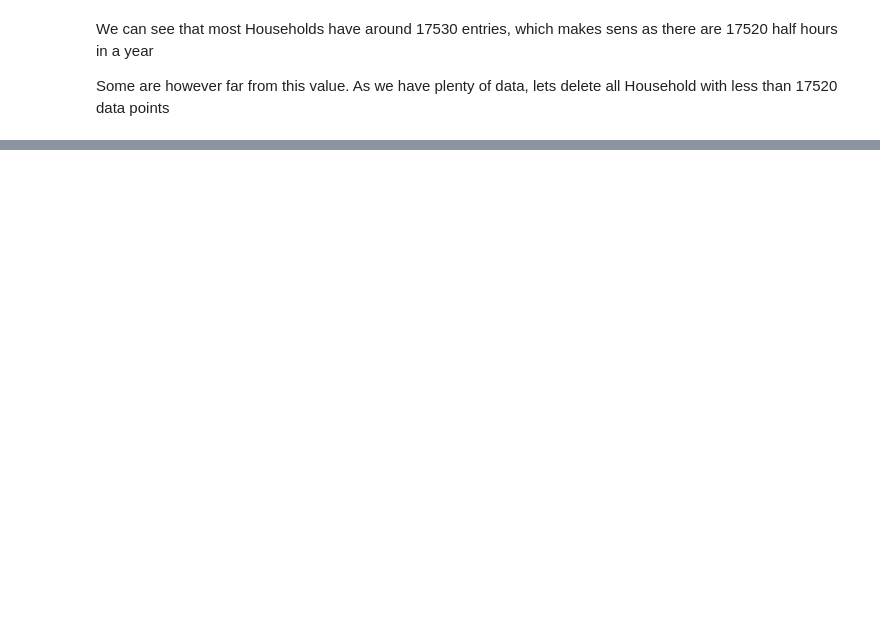
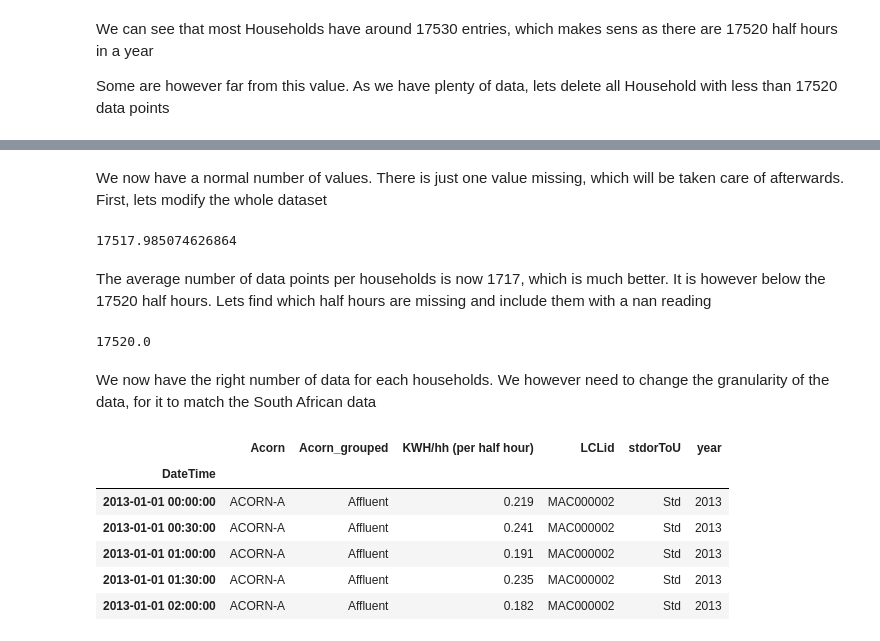
Before and after one commit to Nicolaskirsch2000/BASc-Dissertation, a Jupyter notebook: EDA for Dissertation.ipynb, the cells around one changed output, grey strips where cells are left out. Cells and saved outputs as stored; diff of their text form; code cells hidden in the pictures; blank space fills up the shorter version.

```diff
--- a/EDA for Dissertation.ipynb
+++ b/EDA for Dissertation.ipynb
@@ -15,7 +15,7 @@ The data is divided in 163 datasets of 1 million entries.
 
 We upload the data from several csv file and merge them together
 # %%
-df = pd.read_csv("Data/Londondata/Power-Networks-LCL-June2015(withAcornGps)v2_1.csv")
+df = pd.read_csv("../Data/Londondata/Power-Networks-LCL-June2015(withAcornGps)v2_1.csv")
 # %% [markdown]
 Add as many datasets as needed
 # %%
@@ -84,0 +115,10 @@ df = df[df["LCLid"].isin(ind)]
+# %% [markdown]
+We now have a normal number of values. There is just one value missing, which will be taken care of afterwards. First, lets modify the whole dataset
+# %%
+df.drop_duplicates(inplace = True)
+
+print(len(df)/67)
+# %% [output]
+17517.985074626864
+# %% [markdown]
+The average number of data points per households is now 1717, which is much better. It is however below the 17520 half hours. Lets find which half hours are missing and include them with a nan reading
@@ -84,0 +144,18 @@ df = df[df["LCLid"].isin(ind)]
+# %%
+print(len(df)/len(ind))
+# %% [output]
+17520.0
+# %% [markdown]
+We now have the right number of data for each households. We however need to change the granularity of the data, for it to match the South African data
+# %%
+df.index= pd.DatetimeIndex(df["DateTime"])
+df = df.drop(["DateTime"], axis = 1)
+df.head()
+# %% [output]
+|  | Acorn | Acorn_grouped | KWH/hh (per half hour) | LCLid | stdorToU | year |
+| DateTime |  |  |  |  |  |  |
+| 2013-01-01 00:00:00 | ACORN-A | Affluent | 0.219 | MAC000002 | Std | 2013 |
+| 2013-01-01 00:30:00 | ACORN-A | Affluent | 0.241 | MAC000002 | Std | 2013 |
+| 2013-01-01 01:00:00 | ACORN-A | Affluent | 0.191 | MAC000002 | Std | 2013 |
+| 2013-01-01 01:30:00 | ACORN-A | Affluent | 0.235 | MAC000002 | Std | 2013 |
+| 2013-01-01 02:00:00 | ACORN-A | Affluent | 0.182 | MAC000002 | Std | 2013 |
```
Also changed, not shown: parts of 13 cells of this notebook, 2 other files.
